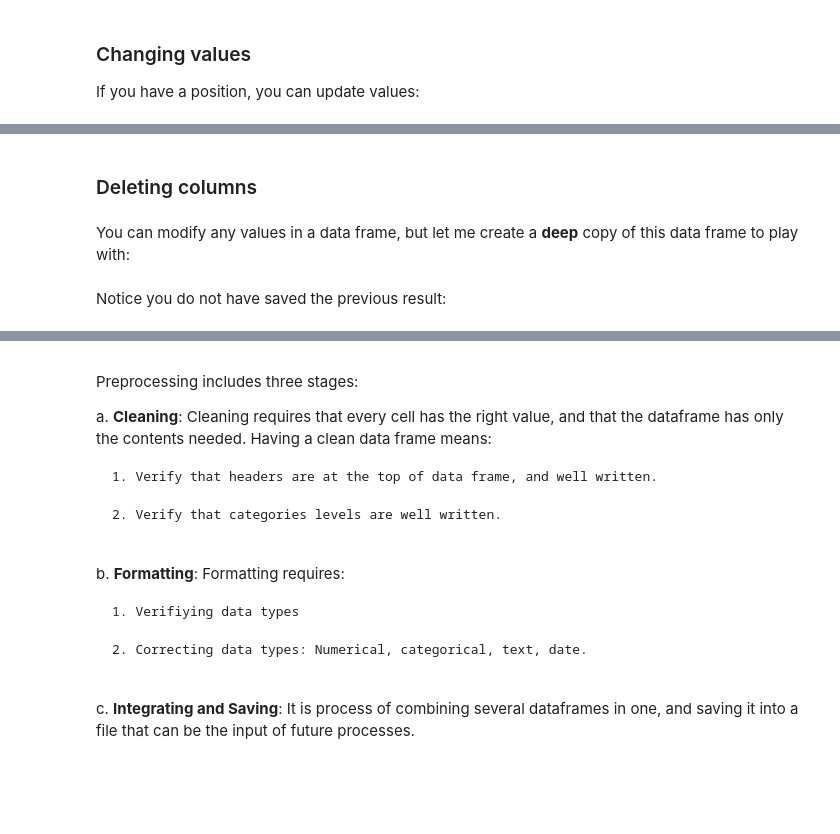
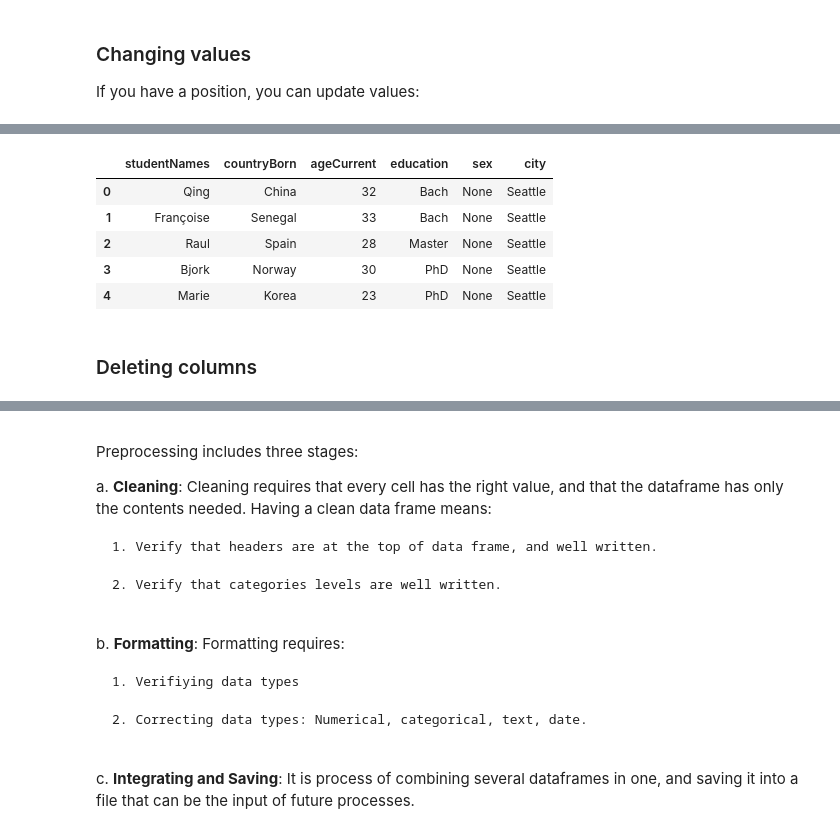
Before and after one commit to UW-eScience-WinterSchool/Python_Session, a Jupyter notebook: Python-code.ipynb, the cells around one changed output, grey strips where cells are left out. Drawn from its saved outputs; the diff is of its cells as text; code cells hidden in the pictures; blank space fills up the shorter version.

```diff
--- a/Python-code.ipynb
+++ b/Python-code.ipynb
@@ -346,0 +547,3 @@ students
+# %%
+students.loc[2,'country']='Spain'
+students
@@ -346,0 +559,3 @@ students
+# %%
+students.columns=['studentNames','countryBorn','ageCurrent']
+students
@@ -346,0 +592,3 @@ students
+# %%
+students['education']=education
+students
@@ -346,0 +602,3 @@ students
+# %%
+students['sex']=None
+students
@@ -347,4 +612,12 @@ students
+# %%
+students['city']='Seattle'
+students
+# %% [output]
+|  | studentNames | countryBorn | ageCurrent | education | sex | city |
+| 0 | Qing | China | 32 | Bach | None | Seattle |
+| 1 | Françoise | Senegal | 33 | Bach | None | Seattle |
+| 2 | Raul | Spain | 28 | Master | None | Seattle |
+| 3 | Bjork | Norway | 30 | PhD | None | Seattle |
+| 4 | Marie | Korea | 23 | PhD | None | Seattle |
 # %% [markdown]
 ### Deleting columns
-# %% [markdown]
-You can modify any values in a data frame, but let me create a **deep** copy of this data frame to play with:
@@ -360,2 +623,0 @@ studentsCopy.drop(columns=byeColumns)
-# %% [markdown]
-Notice you do not have saved the previous result:
```
Also changed, not shown: parts of 184 cells of this notebook, 11 other files.
